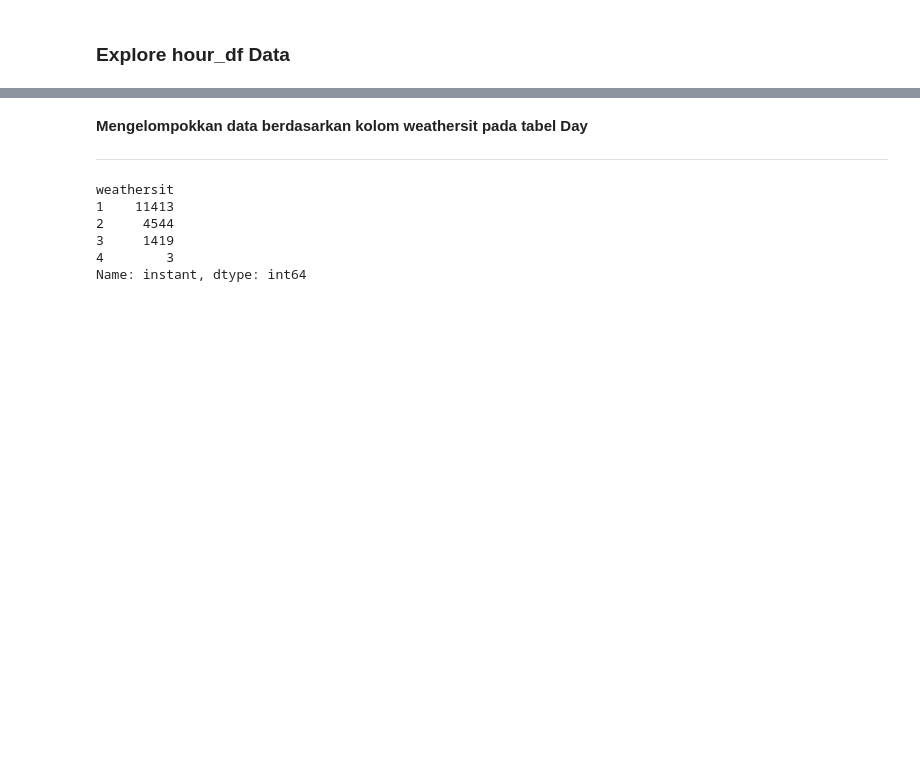
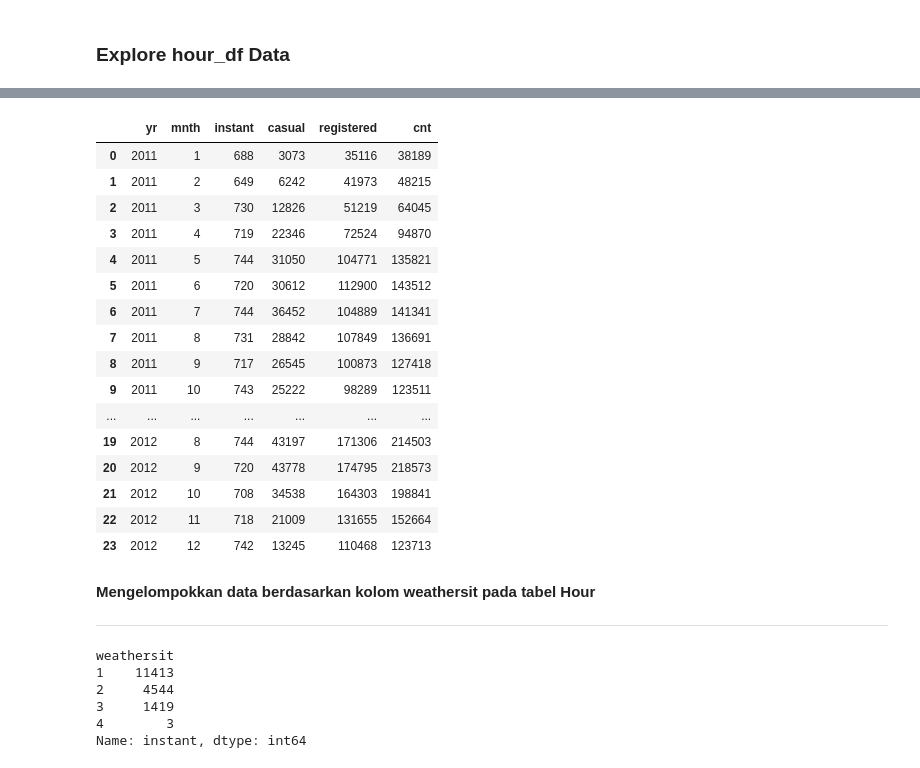
Before and after one commit to novaandini/bike-sharing, a Jupyter notebook: notebook.ipynb, the cells around one changed output, grey strips where cells are left out. Drawn from its saved outputs; the diff is of its cells as text; code cells hidden in the pictures; blank space fills up the shorter version.

```diff
--- a/notebook.ipynb
+++ b/notebook.ipynb
@@ -261,8 +261,35 @@ hour_df.describe(include="all")
 | 75% | 13034.5000 | 2012-07-02 00:00:00 | 3.000000 | 1.000000 | 10.000000 | 18.000000 | 0.000000 | 5.000000 | 1.000000 | 2.000000 | ... |
 | max | 17379.0000 | 2012-12-31 00:00:00 | 4.000000 | 1.000000 | 12.000000 | 23.000000 | 1.000000 | 6.000000 | 1.000000 | 4.000000 | ... |
 | std | 5017.0295 | NaN | 1.106918 | 0.500008 | 3.438776 | 6.914405 | 0.167165 | 2.005771 | 0.465431 | 0.639357 | ... |
+# %%
+hour_df["yr"] = hour_df["yr"].replace({0: 2011, 1: 2012})
+
+hour_df.groupby(by=["yr", "mnth"]).agg({
+    "instant" : "nunique",
+    "casual" : "sum",
+    "registered" : "sum",
+    "cnt" : "sum"
+}).reset_index()
+# %% [output]
+|  | yr | mnth | instant | casual | registered | cnt |
+| 0 | 2011 | 1 | 688 | 3073 | 35116 | 38189 |
+| 1 | 2011 | 2 | 649 | 6242 | 41973 | 48215 |
+| 2 | 2011 | 3 | 730 | 12826 | 51219 | 64045 |
+| 3 | 2011 | 4 | 719 | 22346 | 72524 | 94870 |
+| 4 | 2011 | 5 | 744 | 31050 | 104771 | 135821 |
+| 5 | 2011 | 6 | 720 | 30612 | 112900 | 143512 |
+| 6 | 2011 | 7 | 744 | 36452 | 104889 | 141341 |
+| 7 | 2011 | 8 | 731 | 28842 | 107849 | 136691 |
+| 8 | 2011 | 9 | 717 | 26545 | 100873 | 127418 |
+| 9 | 2011 | 10 | 743 | 25222 | 98289 | 123511 |
+| ... | ... | ... | ... | ... | ... | ... |
+| 19 | 2012 | 8 | 744 | 43197 | 171306 | 214503 |
+| 20 | 2012 | 9 | 720 | 43778 | 174795 | 218573 |
+| 21 | 2012 | 10 | 708 | 34538 | 164303 | 198841 |
+| 22 | 2012 | 11 | 718 | 21009 | 131655 | 152664 |
+| 23 | 2012 | 12 | 742 | 13245 | 110468 | 123713 |
 # %% [markdown]
-**Mengelompokkan data berdasarkan kolom weathersit pada tabel Day**
+**Mengelompokkan data berdasarkan kolom weathersit pada tabel Hour**
 
 ---
 # %%
```
Also changed, not shown: parts of 8 cells of this notebook, 4 other files.
